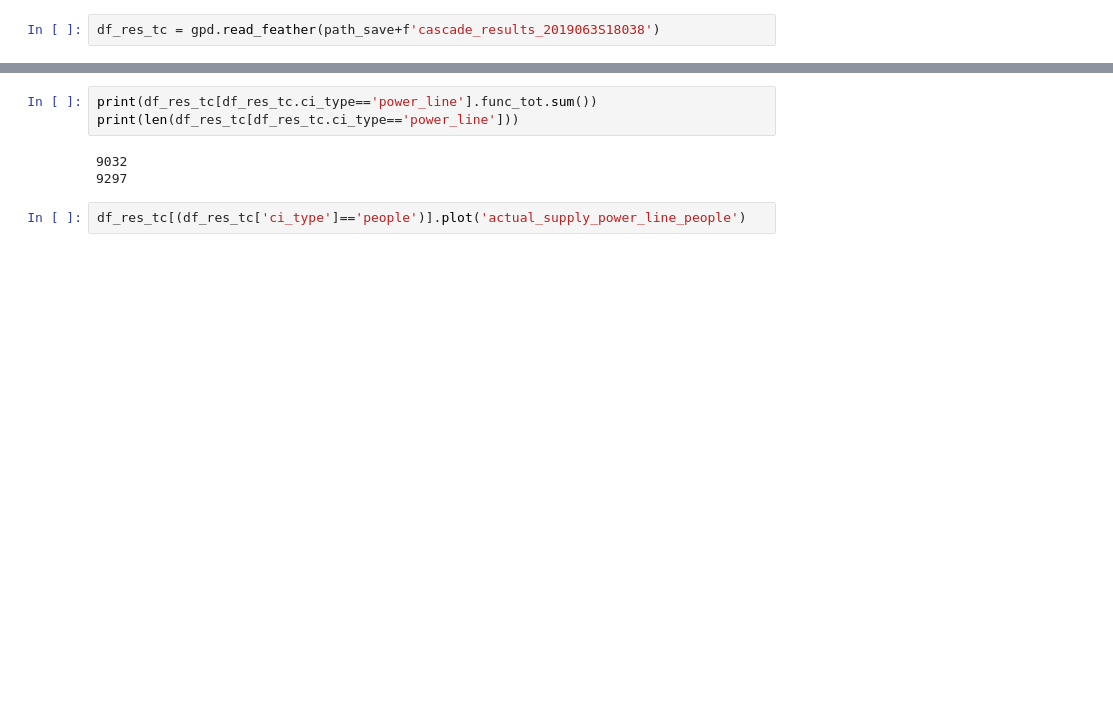
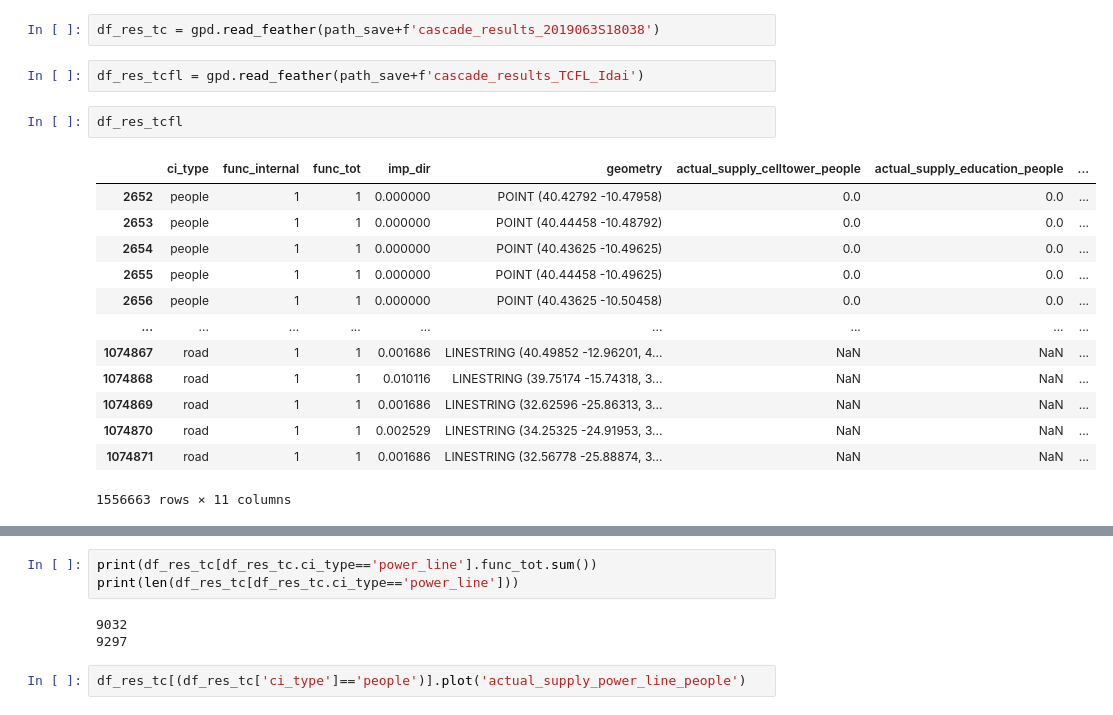
Before and after one commit to Evelyn-M/mozambique_healthcare, a Jupyter notebook: impacts_cascades_hazard_scenarios.ipynb, the cells around one changed output, grey strips where cells are left out. Drawn from its saved outputs; the diff is of its cells as text; blank space fills up the shorter version.

```diff
--- a/impacts_cascades_hazard_scenarios.ipynb
+++ b/impacts_cascades_hazard_scenarios.ipynb
@@ -794,2 +845,20 @@ FileNotFoundError: [Errno 2] No such file or directory: '/cluster/work/climate/e
 # %%
 df_res_tc = gpd.read_feather(path_save+f'cascade_results_2019063S18038')
+# %%
+df_res_tcfl = gpd.read_feather(path_save+f'cascade_results_TCFL_Idai')
+# %%
+df_res_tcfl
+# %% [output]
+|  | ci_type | func_internal | func_tot | imp_dir | geometry | actual_supply_celltower_people | actual_supply_education_people | ... |
+| 2652 | people | 1 | 1 | 0.000000 | POINT (40.42792 -10.47958) | 0.0 | 0.0 | ... |
+| 2653 | people | 1 | 1 | 0.000000 | POINT (40.44458 -10.48792) | 0.0 | 0.0 | ... |
+| 2654 | people | 1 | 1 | 0.000000 | POINT (40.43625 -10.49625) | 0.0 | 0.0 | ... |
+| 2655 | people | 1 | 1 | 0.000000 | POINT (40.44458 -10.49625) | 0.0 | 0.0 | ... |
+| 2656 | people | 1 | 1 | 0.000000 | POINT (40.43625 -10.50458) | 0.0 | 0.0 | ... |
+| ... | ... | ... | ... | ... | ... | ... | ... | ... |
+| 1074867 | road | 1 | 1 | 0.001686 | LINESTRING (40.49852 -12.96201, 4... | NaN | NaN | ... |
+| 1074868 | road | 1 | 1 | 0.010116 | LINESTRING (39.75174 -15.74318, 3... | NaN | NaN | ... |
+| 1074869 | road | 1 | 1 | 0.001686 | LINESTRING (32.62596 -25.86313, 3... | NaN | NaN | ... |
+| 1074870 | road | 1 | 1 | 0.002529 | LINESTRING (34.25325 -24.91953, 3... | NaN | NaN | ... |
+| 1074871 | road | 1 | 1 | 0.001686 | LINESTRING (32.56778 -25.88874, 3... | NaN | NaN | ... |
+1556663 rows × 11 columns
```
Also changed, not shown: parts of 22 cells of this notebook, 5 other files.
